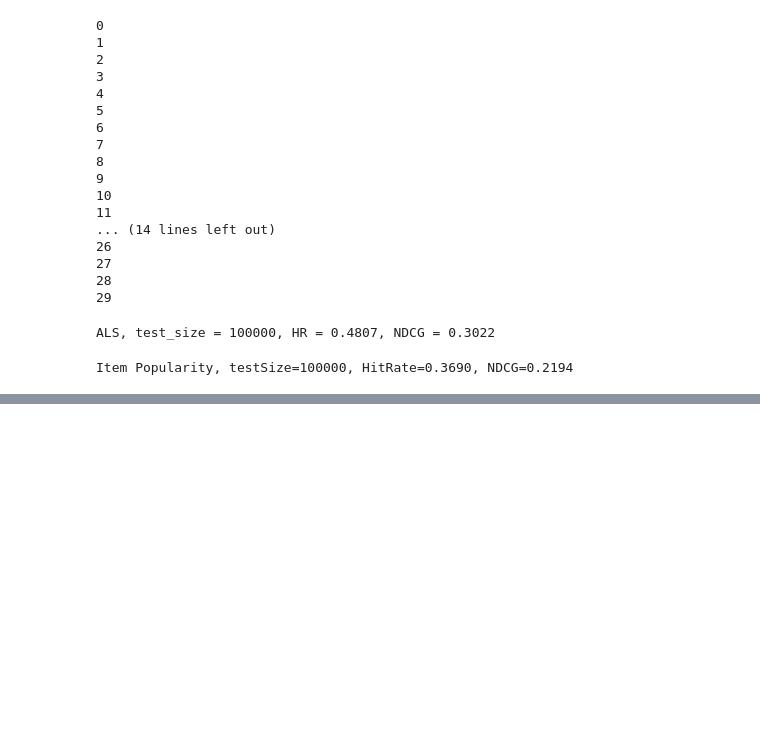
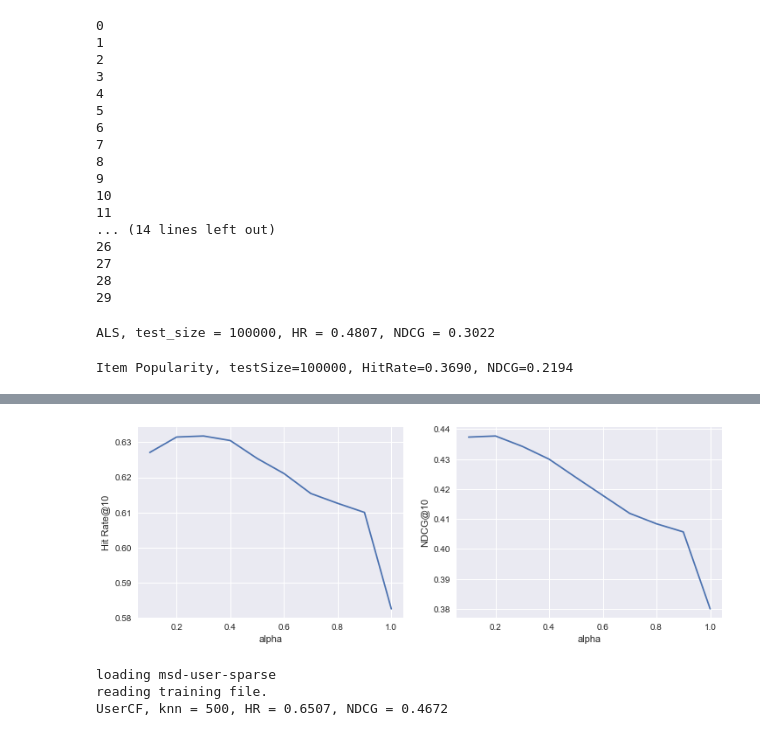
Before and after one commit to fs302/AlgoComp, a Jupyter notebook: MSD_Recommendation/src/MatrixFactorization.ipynb, the cells around one changed output, grey strips where cells are left out. Cells and saved outputs as stored; diff of their text form; code cells hidden in the pictures; blank space fills up the shorter version.

```diff
--- a/MSD_Recommendation/src/MatrixFactorization.ipynb
+++ b/MSD_Recommendation/src/MatrixFactorization.ipynb
@@ -273,0 +386,25 @@ Item Popularity, testSize=100000, HitRate=0.3690, NDCG=0.2194
+# %%
+train_dir = "../train/"
+dataset_config = {'msd-little':(40,160), 'msd-user-sparse':(10,100),'msd-item-sparse':(40,40)}
+k='msd-little'
+user_threashold = dataset_config[k][0]
+song_threashold = dataset_config[k][1]
+dataset_name=k
+print 'loading',dataset_name
+
+topk = 10
+limit = 10000
+
+params = []
+p_hrs = []
+p_ndcg = []
+dataset_name='msd-little'
+testRatings =  utils.load_rating_file_as_list("../train/%s.test.rating" % dataset_name)
+testNegatives = utils.load_negative_file("../train/%s.test.negative" % dataset_name)
+knn=500
+for alpha in np.arange(0.1,1.1,0.1):
+    usercf_hr, usercf_ndcg = test_usercf(dataset_name, testRatings, testNegatives, topk=10, limit=10000, alpha=alpha, knn=knn)
+    params.append(alpha)
+    p_hrs.append(usercf_hr)
+    p_ndcg.append(usercf_ndcg)
+    print('UserCF, alpha, knn = %d, alpha = %.2f, HR = %.4f, NDCG = %.4f'  % (knn, alpha, usercf_hr, usercf_ndcg))
@@ -273,0 +429,37 @@ Item Popularity, testSize=100000, HitRate=0.3690, NDCG=0.2194
+# %%
+f, (ax1, ax2) = plt.subplots(1, 2, figsize=(12, 4))
+topk=10
+ax1.plot(params, p_hrs)
+ax1.set_ylabel("Hit Rate@%d" % topk)
+ax1.set_xlabel("alpha")
+
+ax2.plot(params, p_ndcg)
+ax2.set_ylabel("NDCG@%d" % topk)
+ax2.set_xlabel("alpha")
+
+pass
+# %% [output]
+[figure, added]
+# %%
+train_dir = "../train/"
+dataset_config = {'msd-little':(40,160), 'msd-user-sparse':(10,100),'msd-item-sparse':(40,40)}
+k='msd-user-sparse'
+user_threashold = dataset_config[k][0]
+song_threashold = dataset_config[k][1]
+dataset_name=k
+print 'loading',dataset_name
+
+n_users, n_items, train_data = utils.load_train_data(os.path.join(train_dir, '%s.train.rating' % dataset_name))
+testRatings =  utils.load_rating_file_as_list("../train/%s.test.rating" % dataset_name)
+testNegatives = utils.load_negative_file("../train/%s.test.negative" % dataset_name)
+vad_data_tr = utils.load_test_data(os.path.join(train_dir, '%s.train.rating' % dataset_name),n_users, n_items)
+vad_data_te = utils.load_test_data(os.path.join(train_dir, '%s.test.rating' % dataset_name),n_users, n_items)
+
+topk = 10
+limit = 10000
+
+hr21, ndcg21 = test_usercf(dataset_name, testRatings, testNegatives, topk, limit, knn=500)
+# %% [output]
+loading msd-user-sparse
+reading training file.
+UserCF, knn = 500, HR = 0.6507, NDCG = 0.4672
```
Also changed, not shown: parts of 11 cells of this notebook, 3 other files.
